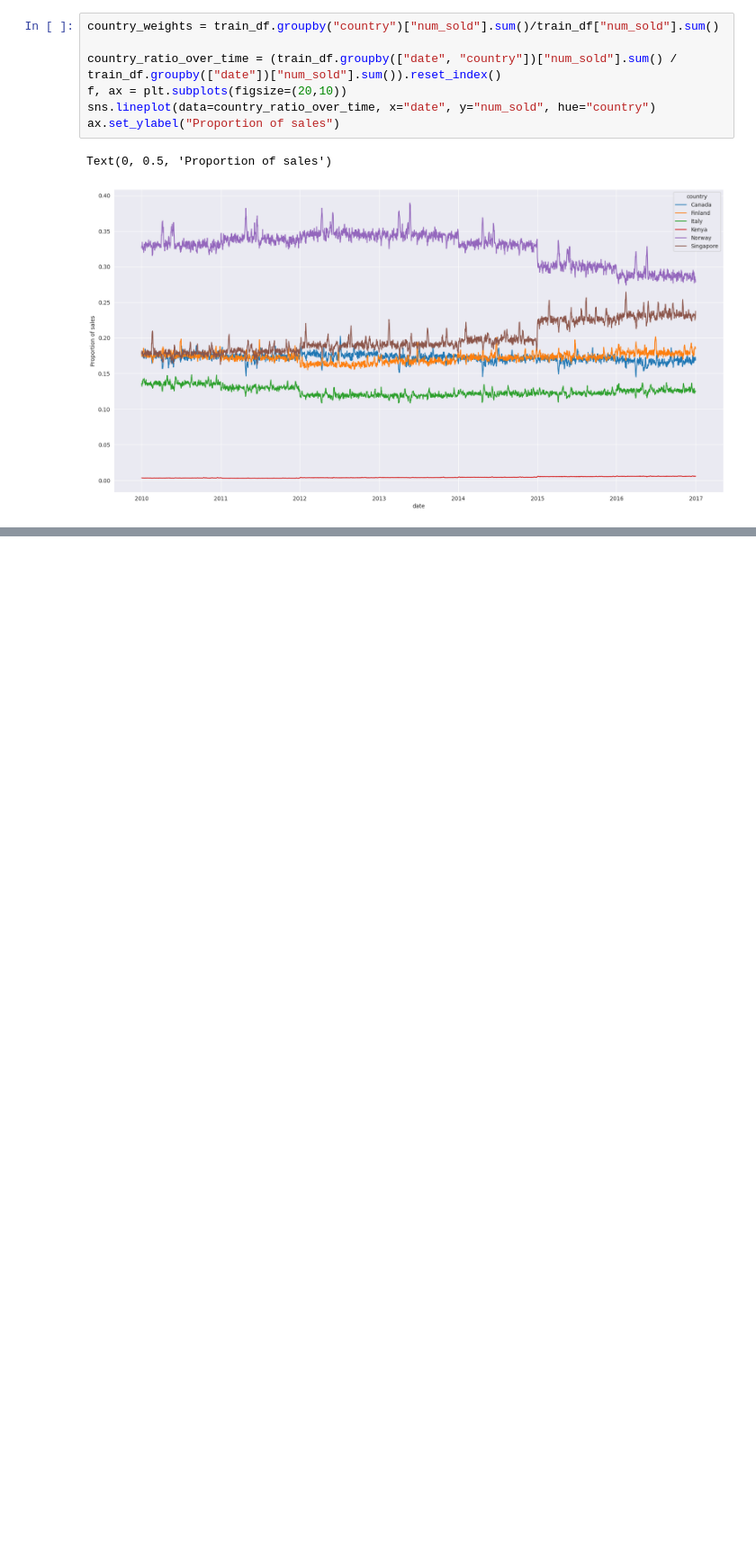
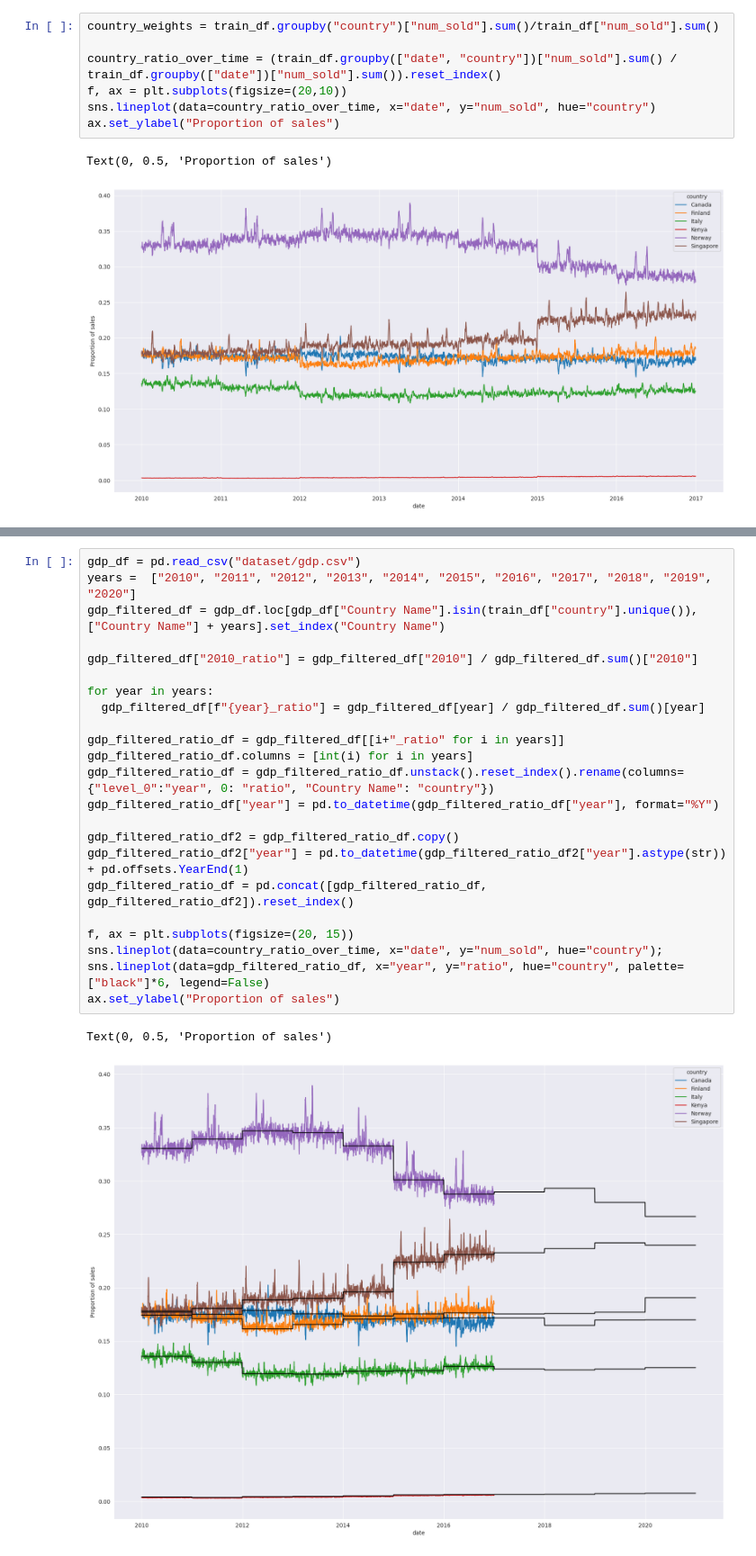
Before and after one commit to nakakonakako/kaggle, a Jupyter notebook: forecasting/main.ipynb, the cells around one changed output, grey strips where cells are left out. Shown at 90% size. Drawn from its saved outputs; the diff is of its cells as text; blank space fills up the shorter version.

```diff
--- a/forecasting/main.ipynb
+++ b/forecasting/main.ipynb
@@ -145,0 +223,26 @@ Text(0, 0.5, 'Proportion of sales')
+# %%
+gdp_df = pd.read_csv("dataset/gdp.csv")
+years =  ["2010", "2011", "2012", "2013", "2014", "2015", "2016", "2017", "2018", "2019", "2020"]
+gdp_filtered_df = gdp_df.loc[gdp_df["Country Name"].isin(train_df["country"].unique()), ["Country Name"] + years].set_index("Country Name")
+
+gdp_filtered_df["2010_ratio"] = gdp_filtered_df["2010"] / gdp_filtered_df.sum()["2010"]
+
+for year in years:
+  gdp_filtered_df[f"{year}_ratio"] = gdp_filtered_df[year] / gdp_filtered_df.sum()[year]
+
+gdp_filtered_ratio_df = gdp_filtered_df[[i+"_ratio" for i in years]]
+gdp_filtered_ratio_df.columns = [int(i) for i in years]
+gdp_filtered_ratio_df = gdp_filtered_ratio_df.unstack().reset_index().rename(columns= {"level_0":"year", 0: "ratio", "Country Name": "country"})
+gdp_filtered_ratio_df["year"] = pd.to_datetime(gdp_filtered_ratio_df["year"], format="%Y")
+
+gdp_filtered_ratio_df2 = gdp_filtered_ratio_df.copy()
+gdp_filtered_ratio_df2["year"] = pd.to_datetime(gdp_filtered_ratio_df2["year"].astype(str)) + pd.offsets.YearEnd(1)
+gdp_filtered_ratio_df = pd.concat([gdp_filtered_ratio_df, gdp_filtered_ratio_df2]).reset_index()
+
+f, ax = plt.subplots(figsize=(20, 15))
+sns.lineplot(data=country_ratio_over_time, x="date", y="num_sold", hue="country");
+sns.lineplot(data=gdp_filtered_ratio_df, x="year", y="ratio", hue="country", palette=["black"]*6, legend=False)
+ax.set_ylabel("Proportion of sales")
+# %% [output]
+Text(0, 0.5, 'Proportion of sales')
+[figure, added]
```
Also changed, not shown: parts of 3 cells of this notebook.
